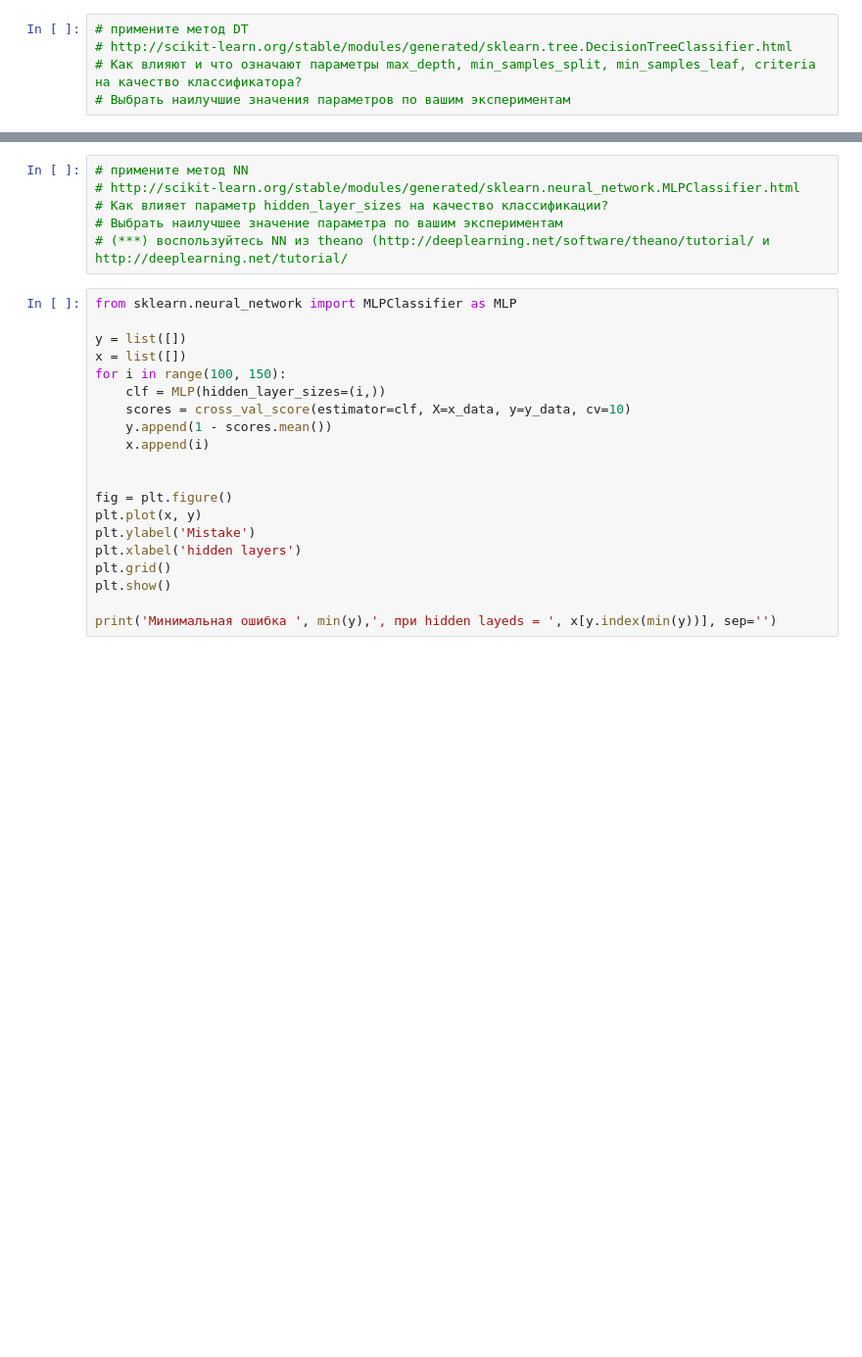
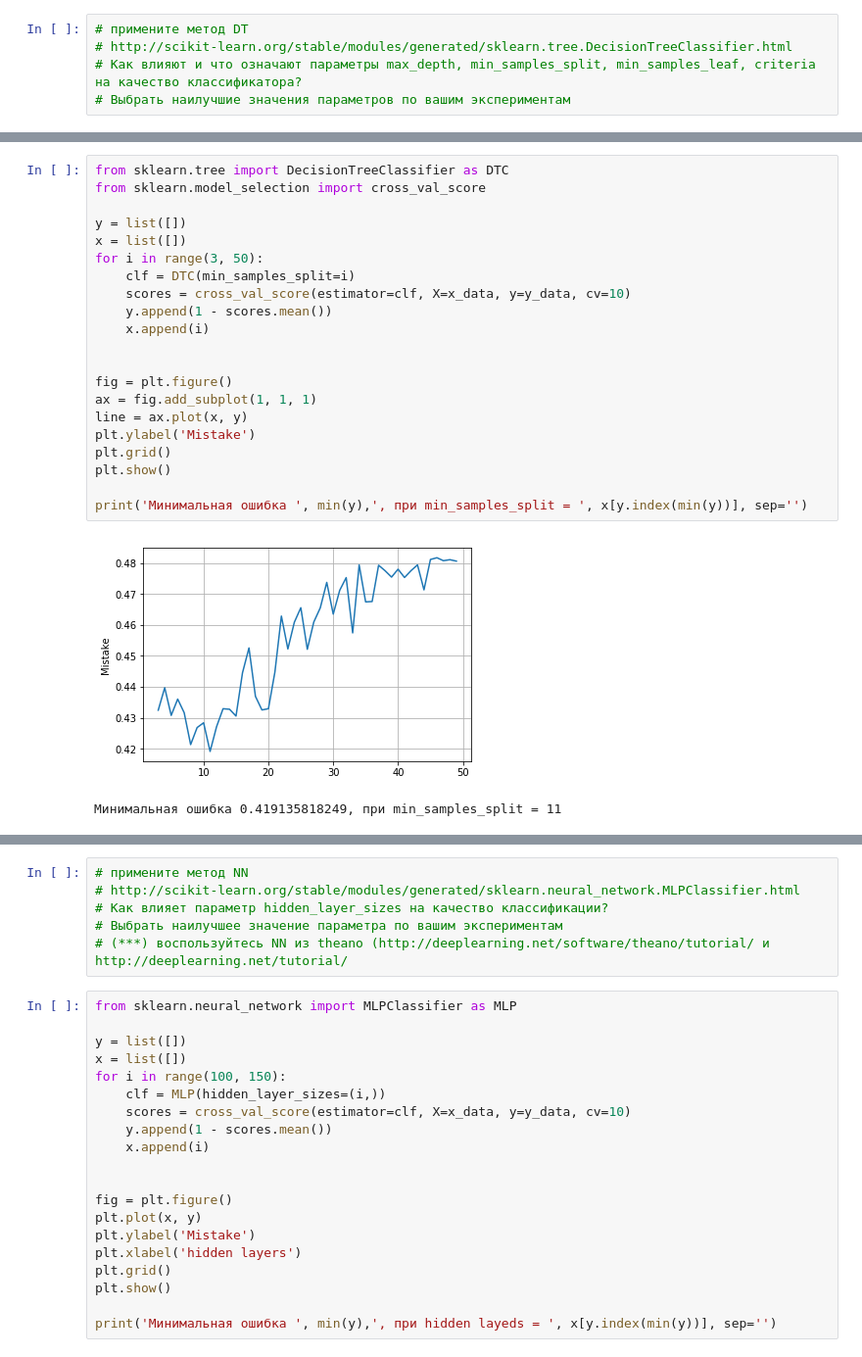
Before and after one commit to Mikhail-off/MNIST-recognizing-digits, a Jupyter notebook: MNIST02.ipynb, the cells around one changed output, grey strips where cells are left out. Shown at 98% size. Saved outputs shown, nothing was run; the diff lists cells and outputs as text; blank space fills up the shorter version.

```diff
--- a/MNIST02.ipynb
+++ b/MNIST02.ipynb
@@ -154,0 +159,24 @@ print('Минимальная ошибка ', min(y),', при max_depth = ', x[
+# %%
+from sklearn.tree import DecisionTreeClassifier as DTC
+from sklearn.model_selection import cross_val_score
+
+y = list([])
+x = list([])
+for i in range(3, 50):
+    clf = DTC(min_samples_split=i)
+    scores = cross_val_score(estimator=clf, X=x_data, y=y_data, cv=10)
+    y.append(1 - scores.mean())
+    x.append(i)
+
+
+fig = plt.figure()
+ax = fig.add_subplot(1, 1, 1)
+line = ax.plot(x, y)
+plt.ylabel('Mistake')
+plt.grid()
+plt.show()
+
+print('Минимальная ошибка ', min(y),', при min_samples_split = ', x[y.index(min(y))], sep='')
+# %% [output]
+[figure, added]
+Минимальная ошибка 0.419135818249, при min_samples_split = 11
```
Also changed, not shown: parts of 8 cells of this notebook.
